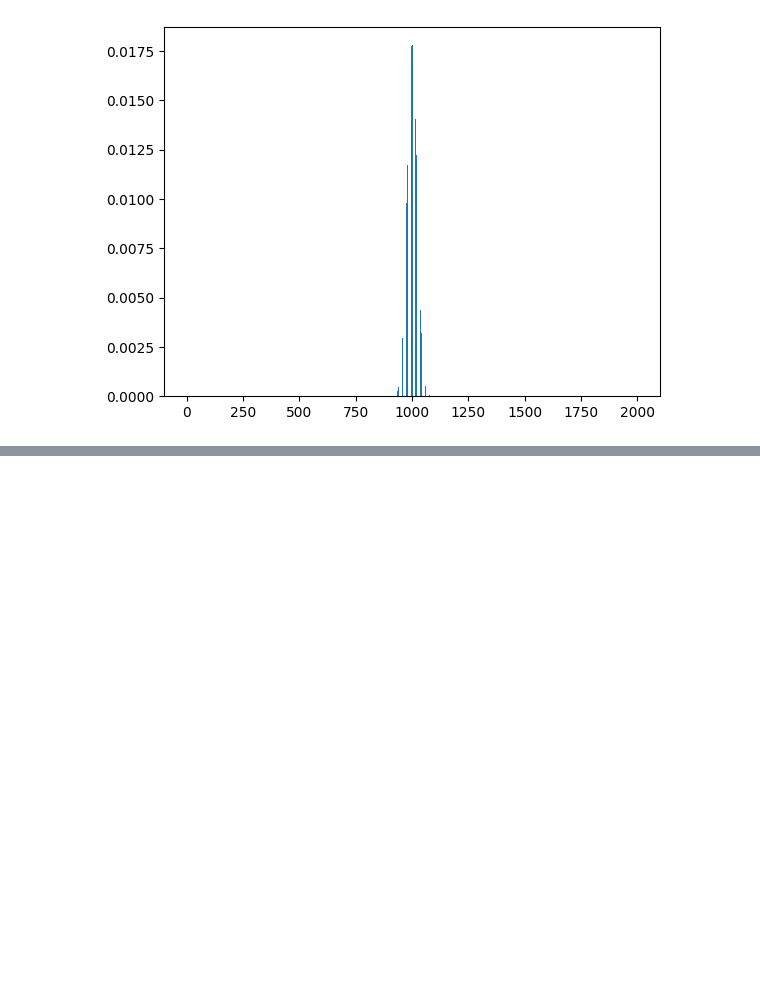
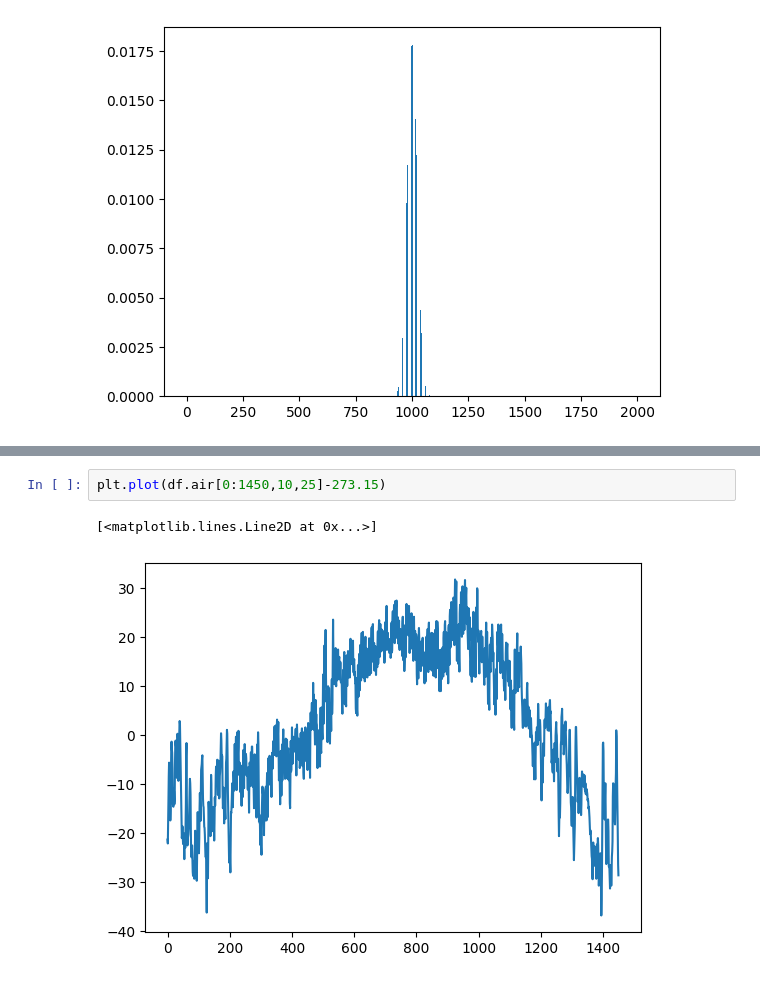
Before and after one commit to milicak/Data_Analysis_Course, a Jupyter notebook: Sample_distributions_mean_median_std.ipynb, the cells around one changed output, grey strips where cells are left out. Cells and saved outputs as stored; diff of their text form; blank space fills up the shorter version.

```diff
--- a/Sample_distributions_mean_median_std.ipynb
+++ b/Sample_distributions_mean_median_std.ipynb
@@ -197,0 +245,5 @@ plt.bar(range(0, n+1, 2),even_probs)
+# %%
+plt.plot(df.air[0:1450,10,25]-273.15)
+# %% [output]
+[<matplotlib.lines.Line2D at 0x...>]
+[figure, added]
```
Also changed, not shown: parts of 13 cells of this notebook.
